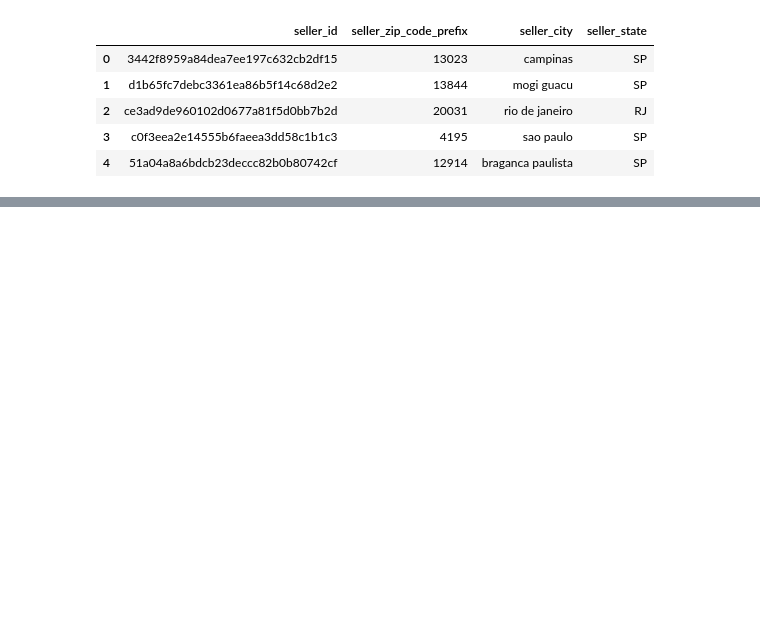
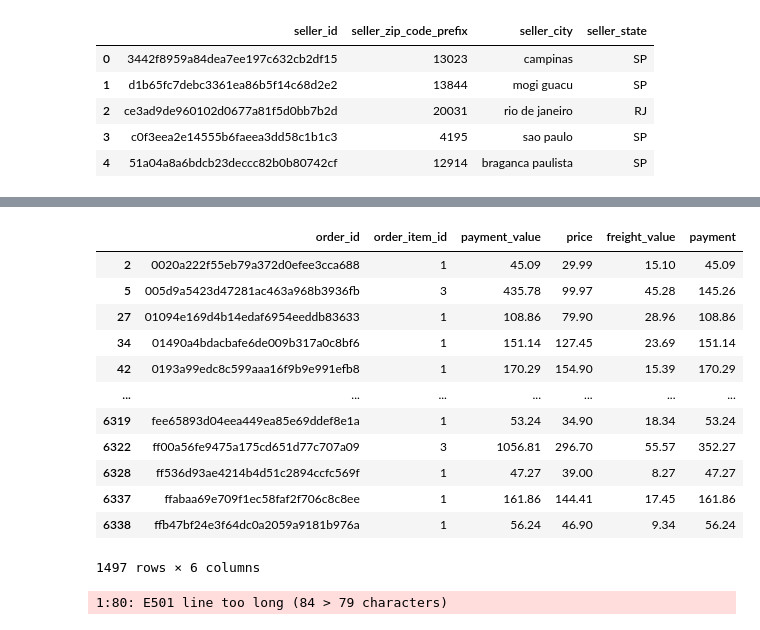
Before and after one commit to Milie-Mimi/-OC_DS_Project5, a Jupyter notebook: GROSCHENE_Emilie_1_notebook_exploration_062022.ipynb, the cells around one changed output, grey strips where cells are left out. Cells and saved outputs as stored; diff of their text form; code cells hidden in the pictures; blank space fills up the shorter version.

```diff
--- a/GROSCHENE_Emilie_1_notebook_exploration_062022.ipynb
+++ b/GROSCHENE_Emilie_1_notebook_exploration_062022.ipynb
@@ -1179,0 +1282,18 @@ sellers
+# %%
+mask = df_outliers['payment'] != df_outliers['price'] + df_outliers['freight_value']
+df_outliers[mask]
+# %% [output]
+|  | order_id | order_item_id | payment_value | price | freight_value | payment |
+| 2 | 0020a222f55eb79a372d0efee3cca688 | 1 | 45.09 | 29.99 | 15.10 | 45.09 |
+| 5 | 005d9a5423d47281ac463a968b3936fb | 3 | 435.78 | 99.97 | 45.28 | 145.26 |
+| 27 | 01094e169d4b14edaf6954eeddb83633 | 1 | 108.86 | 79.90 | 28.96 | 108.86 |
+| 34 | 01490a4bdacbafe6de009b317a0c8bf6 | 1 | 151.14 | 127.45 | 23.69 | 151.14 |
+| 42 | 0193a99edc8c599aaa16f9b9e991efb8 | 1 | 170.29 | 154.90 | 15.39 | 170.29 |
+| ... | ... | ... | ... | ... | ... | ... |
+| 6319 | fee65893d04eea449ea85e69ddef8e1a | 1 | 53.24 | 34.90 | 18.34 | 53.24 |
+| 6322 | ff00a56fe9475a175cd651d77c707a09 | 3 | 1056.81 | 296.70 | 55.57 | 352.27 |
+| 6328 | ff536d93ae4214b4d51c2894ccfc569f | 1 | 47.27 | 39.00 | 8.27 | 47.27 |
+| 6337 | ffabaa69e709f1ec58faf2f706c8c8ee | 1 | 161.86 | 144.41 | 17.45 | 161.86 |
+| 6338 | ffb47bf24e3f64dc0a2059a9181b976a | 1 | 56.24 | 46.90 | 9.34 | 56.24 |
+1497 rows × 6 columns
+1:80: E501 line too long (84 > 79 characters)
```
Also changed, not shown: parts of 109 cells of this notebook.
